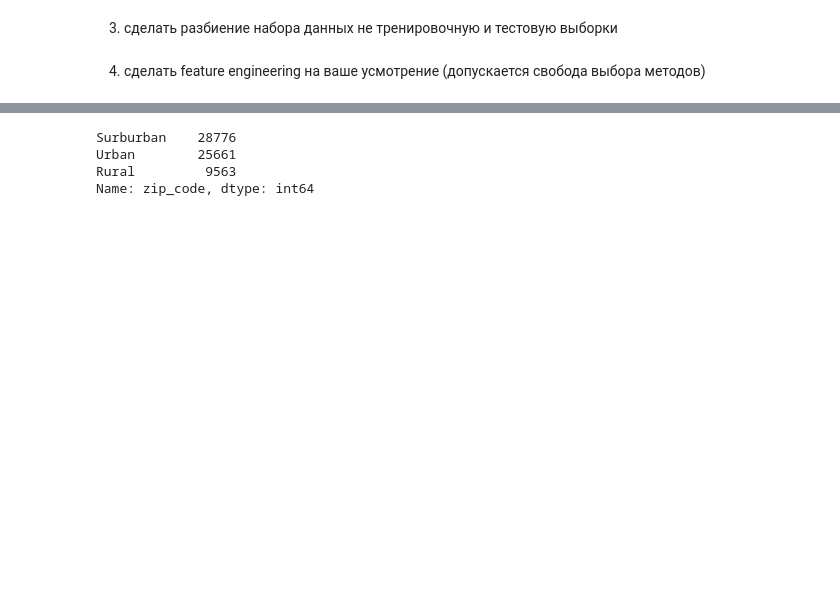
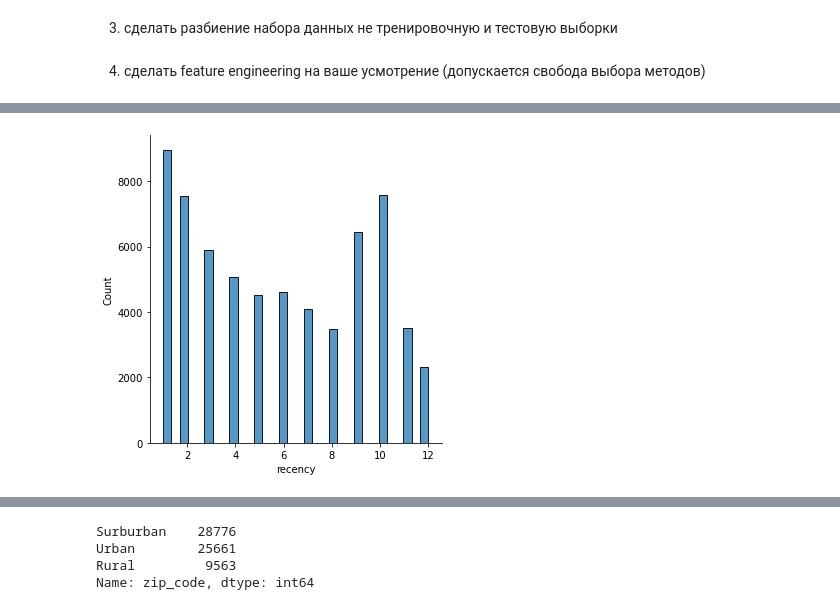
Before and after one commit to Krivosheenkova/machine-learning-for-business, a Jupyter notebook: 4_uplift/4.ipynb, the cells around one changed output, grey strips where cells are left out. Cells and saved outputs as stored; diff of their text form; code cells hidden in the pictures; blank space fills up the shorter version.

```diff
--- a/4_uplift/4.ipynb
+++ b/4_uplift/4.ipynb
@@ -54,0 +95,4 @@ X_train, y_train, X_test, y_test = train_test_split(X, y, test_size=0.3, random_
+# %%
+sns.displot(df['recency']);
+# %% [output]
+[figure, added]
```
Also changed, not shown: parts of 27 cells of this notebook, 4 other files.
